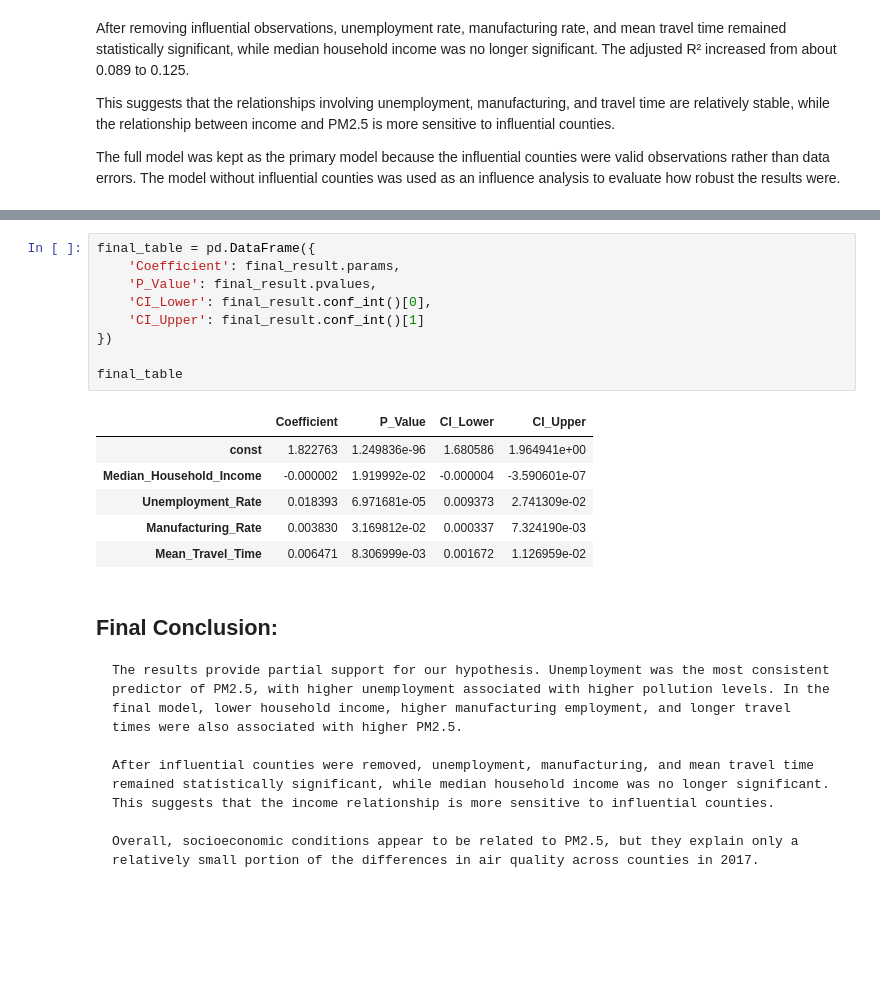
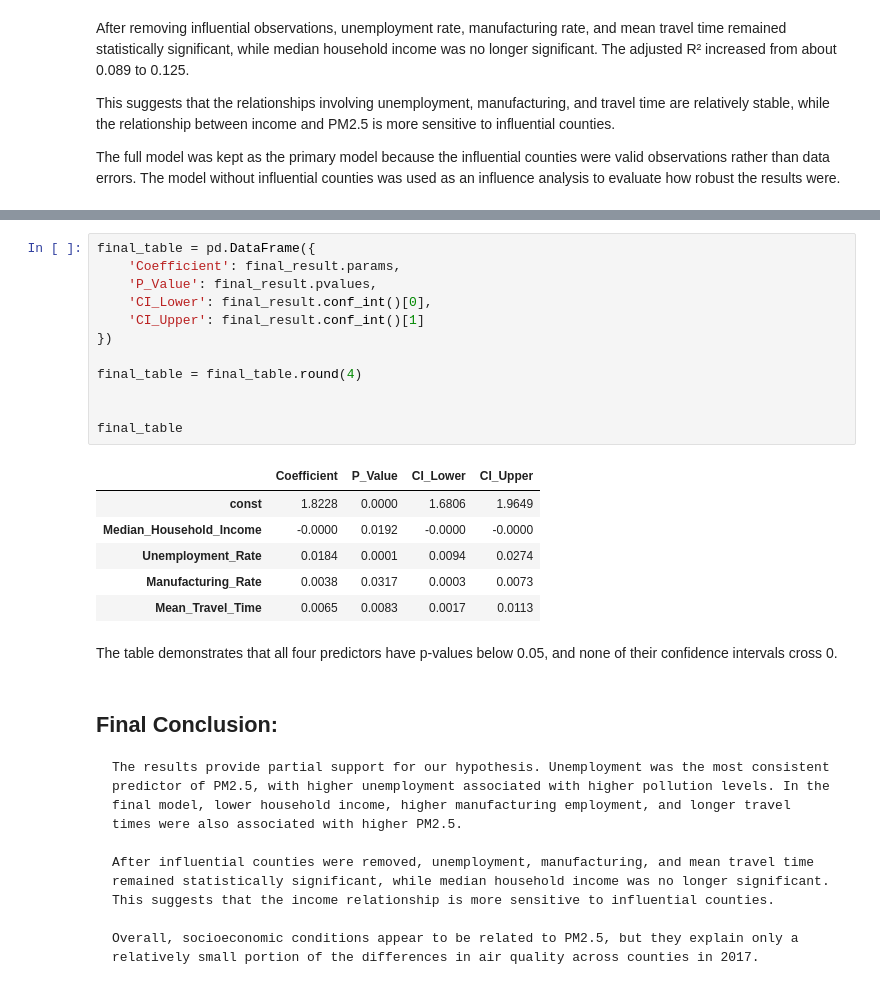
Before and after one commit to alcndram/5574-final, a Jupyter notebook: final_code.ipynb, the cells around one changed output, grey strips where cells are left out. Drawn from its saved outputs; the diff is of its cells as text; blank space fills up the shorter version.

```diff
--- a/final_code.ipynb
+++ b/final_code.ipynb
@@ -837,21 +853,26 @@ dtype: float64
 # %%
 final_table = pd.DataFrame({
     'Coefficient': final_result.params,
     'P_Value': final_result.pvalues,
     'CI_Lower': final_result.conf_int()[0],
     'CI_Upper': final_result.conf_int()[1]
 })
 
+final_table = final_table.round(4)
+
+
 final_table
 # %% [output]
 |  | Coefficient | P_Value | CI_Lower | CI_Upper |
-| const | 1.822763 | 1.249836e-96 | 1.680586 | 1.964941e+00 |
-| Median_Household_Income | -0.000002 | 1.919992e-02 | -0.000004 | -3.590601e-07 |
-| Unemployment_Rate | 0.018393 | 6.971681e-05 | 0.009373 | 2.741309e-02 |
-| Manufacturing_Rate | 0.003830 | 3.169812e-02 | 0.000337 | 7.324190e-03 |
-| Mean_Travel_Time | 0.006471 | 8.306999e-03 | 0.001672 | 1.126959e-02 |
+| const | 1.8228 | 0.0000 | 1.6806 | 1.9649 |
+| Median_Household_Income | -0.0000 | 0.0192 | -0.0000 | -0.0000 |
+| Unemployment_Rate | 0.0184 | 0.0001 | 0.0094 | 0.0274 |
+| Manufacturing_Rate | 0.0038 | 0.0317 | 0.0003 | 0.0073 |
+| Mean_Travel_Time | 0.0065 | 0.0083 | 0.0017 | 0.0113 |
+# %% [markdown]
+The table demonstrates that all four predictors have p-values below 0.05, and none of their confidence intervals cross 0.
 # %% [markdown]
-## Final Conclusion:
+## **Final Conclusion:**
 
     The results provide partial support for our hypothesis. Unemployment was the most consistent predictor of PM2.5, with higher unemployment associated with higher pollution levels. In the final model, lower household income, higher manufacturing employment, and longer travel times were also associated with higher PM2.5.
 
```
Also changed, not shown: parts of 3 cells of this notebook.
